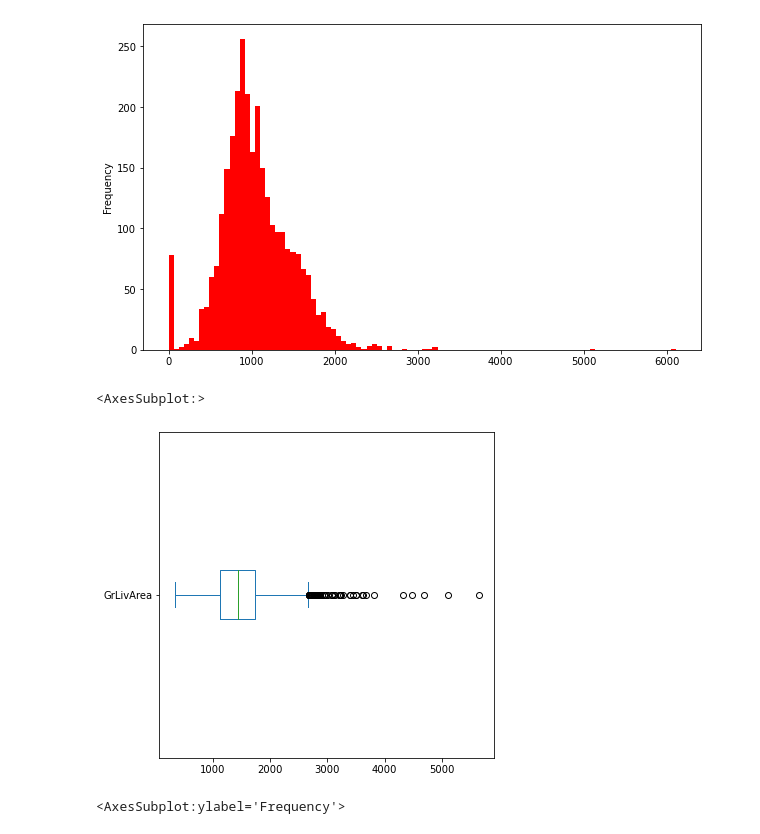
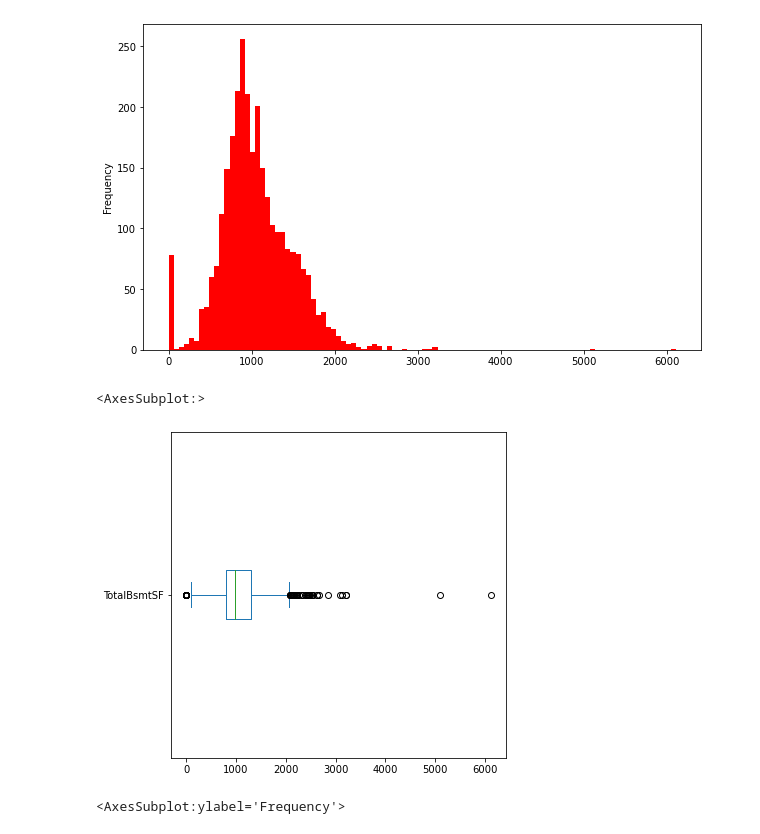
Before and after one commit to CS521-Burstein/final-project-Willqqq123, a Jupyter notebook: Linear Regression.ipynb, the cells around one changed output. Cells and saved outputs as stored; diff of their text form; code cells hidden in the pictures.

```diff
--- a/Linear Regression.ipynb
+++ b/Linear Regression.ipynb
@@ -165,10 +165,10 @@ housing.TotalBsmtSF.plot(kind="hist", bins = 100, figsize = (10,6), color = "Red
 <AxesSubplot:ylabel='Frequency'>
 [figure]
 # %%
-housing.GrLivArea.plot(kind="box", vert = False, figsize = (6,6))
+housing.TotalBsmtSF.plot(kind="box", vert = False, figsize = (6,6))
 # %% [output]
 <AxesSubplot:>
-[figure, old version]
+[figure, new version]
 # %%
 housing.GarageArea.plot(kind="hist", bins = 100, figsize = (10,6))
 # %% [output]
```
Also changed, not shown: parts of 20 cells of this notebook, 2 other files.
